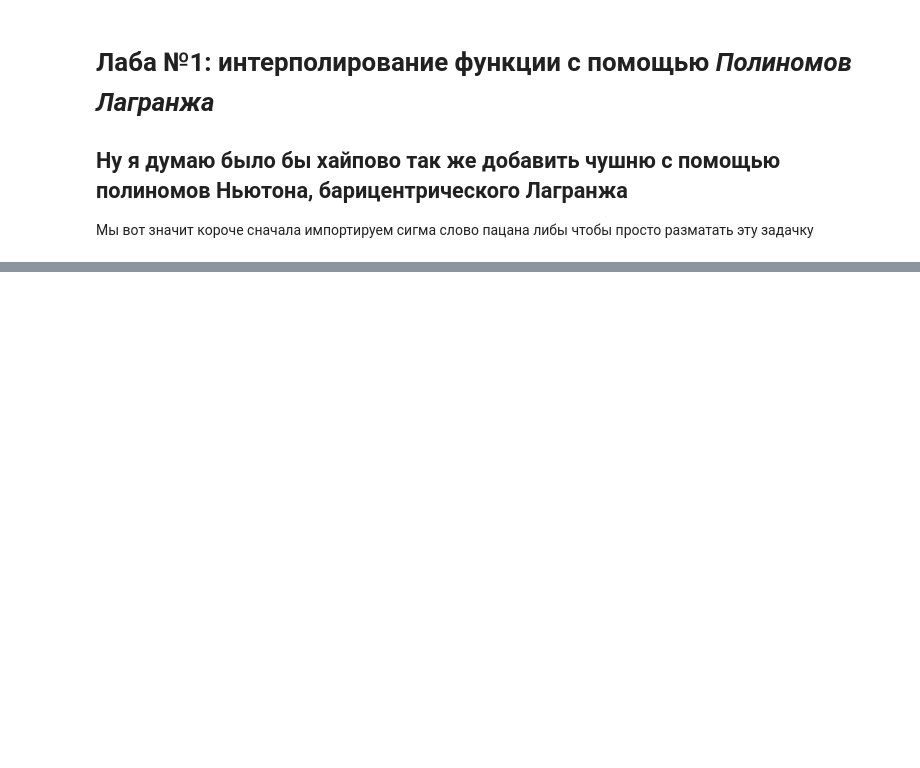
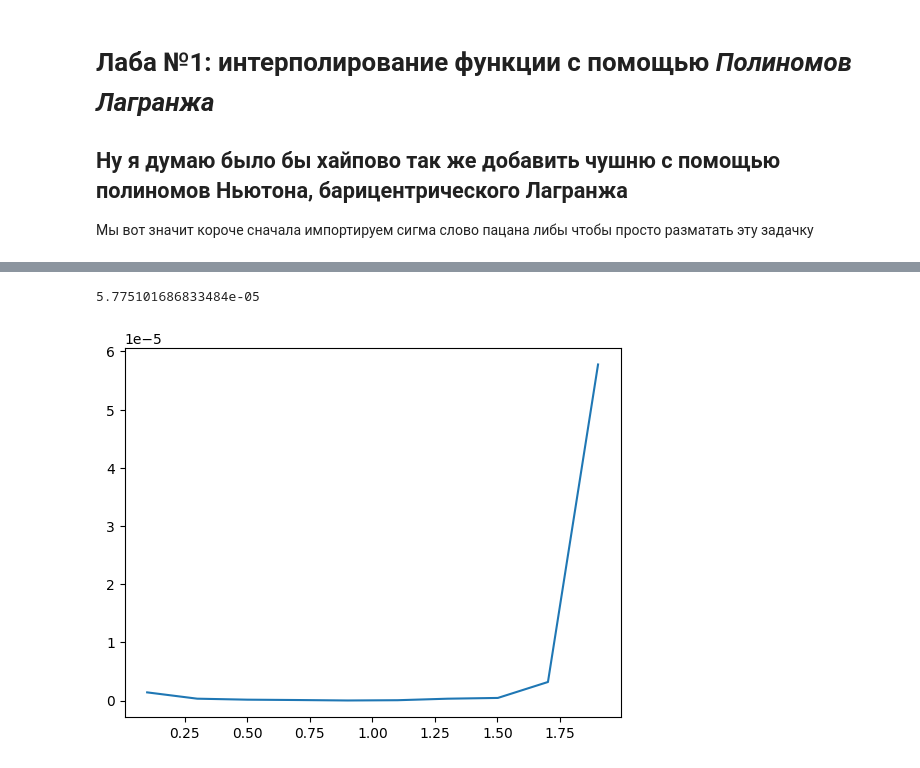
Before and after one commit to rokokol/numeric_analisys_01, a Jupyter notebook: lab.ipynb, the cells around one changed output, grey strips where cells are left out. Cells and saved outputs as stored; diff of their text form; code cells hidden in the pictures; blank space fills up the shorter version.

```diff
--- a/lab.ipynb
+++ b/lab.ipynb
@@ -102,0 +78,7 @@ max(delta)
+# %%
+delta = [abs(lag_vals[x] - f_vals[x]) for x in range(500//m, len(indices), 1000//m)]
+plt.plot(indices[500//m::1000//m], delta)
+float(max(delta))
+# %% [output]
+5.775101686833484e-05
+[figure, added]
```
Also changed, not shown: parts of 25 cells of this notebook, 1 other file.
